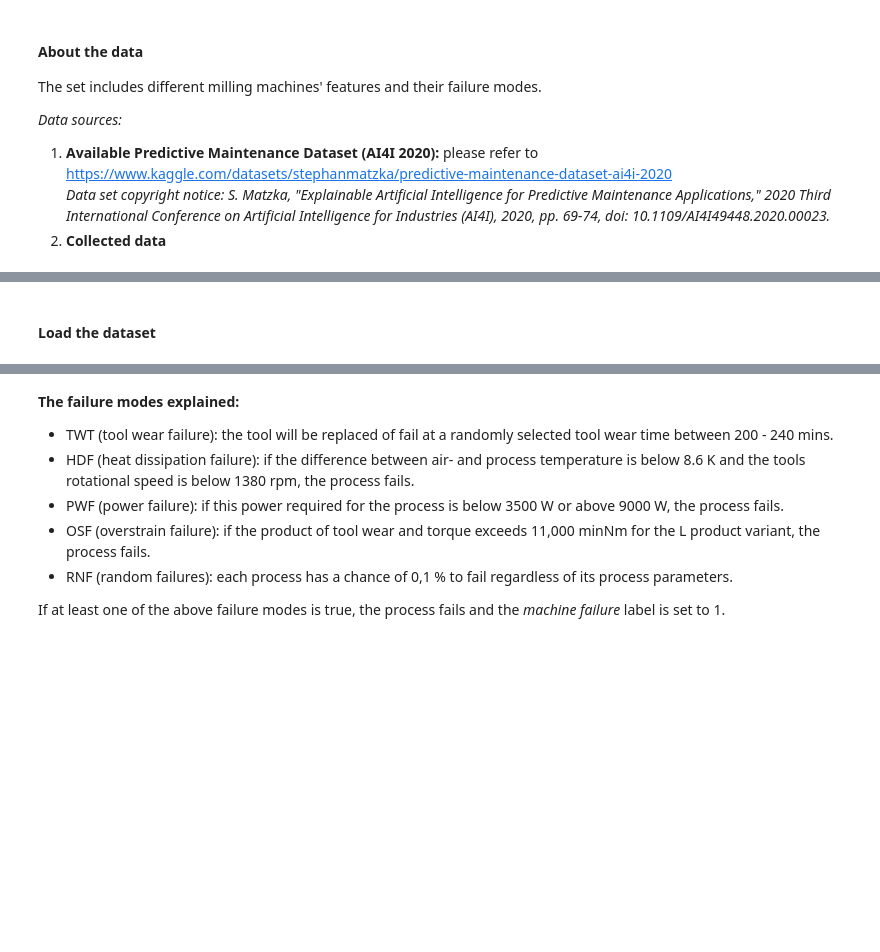
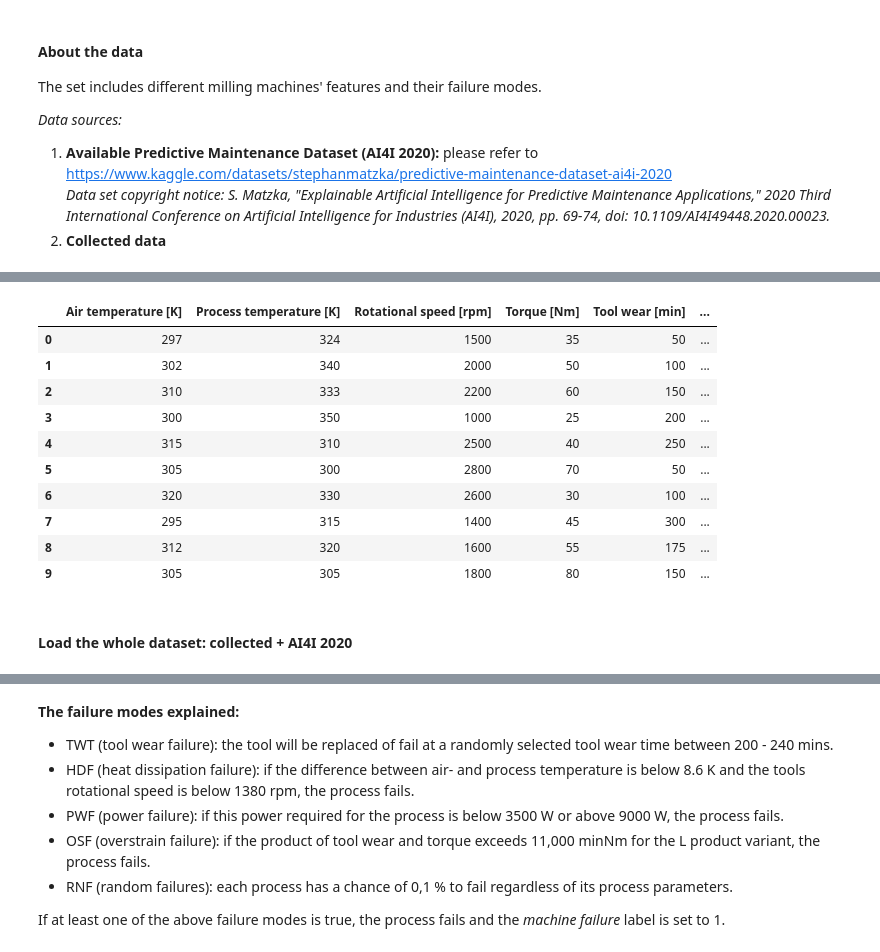
Before and after one commit to alirezashoja/MachineFailurePrediction, a Jupyter notebook: preprocessing.ipynb, the cells around one changed output, grey strips where cells are left out. Drawn from its saved outputs; the diff is of its cells as text; code cells hidden in the pictures; blank space fills up the shorter version.

```diff
--- a/preprocessing.ipynb
+++ b/preprocessing.ipynb
@@ -48,0 +63,6 @@ Todo Ali
+# %%
+import os
+import joblib
+from openai import OpenAI
+
+client = OpenAI(api_key='put_your_key')
@@ -48,0 +96,31 @@ Todo Ali
+# %%
+import json
+
+def generate_synthetic_data(prompt, n_samples=10):
+    response = client.chat.completions.create(
+        model="gpt-4",
+        messages=[
+            {"role": "system", "content": "You are a data generation assistant. Return data in valid JSON format."},
+            {"role": "user", "content": prompt}
+        ],
+        max_tokens=1000,
+        temperature=0.7,
+        n=1  # Changed from n_samples as the API might not support multiple generations
+    )
+
+    synthetic_data = []
+    try:
+        # Parse the response as JSON instead of using eval()
+        content = response.choices[0].message.content
+        data = json.loads(content)
+        if isinstance(data, list):
+            synthetic_data.extend(data)
+        else:
+            synthetic_data.append(data)
+    except json.JSONDecodeError as e:
+        print(f"Error parsing JSON: {e}")
+        print(f"Raw content: {content}")
+    except Exception as e:
+        print(f"Unexpected error: {e}")
+
+    return pd.DataFrame(synthetic_data)
@@ -48,0 +185,16 @@ Todo Ali
+# %%
+synthetic_data = generate_synthetic_data(prompt)
+# %%
+synthetic_data
+# %% [output]
+|  | Air temperature [K] | Process temperature [K] | Rotational speed [rpm] | Torque [Nm] | Tool wear [min] | ... |
+| 0 | 297 | 324 | 1500 | 35 | 50 | ... |
+| 1 | 302 | 340 | 2000 | 50 | 100 | ... |
+| 2 | 310 | 333 | 2200 | 60 | 150 | ... |
+| 3 | 300 | 350 | 1000 | 25 | 200 | ... |
+| 4 | 315 | 310 | 2500 | 40 | 250 | ... |
+| 5 | 305 | 300 | 2800 | 70 | 50 | ... |
+| 6 | 320 | 330 | 2600 | 30 | 100 | ... |
+| 7 | 295 | 315 | 1400 | 45 | 300 | ... |
+| 8 | 312 | 320 | 1600 | 55 | 175 | ... |
+| 9 | 305 | 305 | 1800 | 80 | 150 | ... |
@@ -49,5 +209,5 @@ Todo Ali
 # %% [markdown]
-#### Load the dataset
+#### Load the whole dataset: collected + AI4I 2020
 # %%
 # read csv file of data set
 dataset = pd.read_csv("Machine-Failure-Dataset.csv")
```
Also changed, not shown: parts of 43 cells of this notebook, 8 other files.
